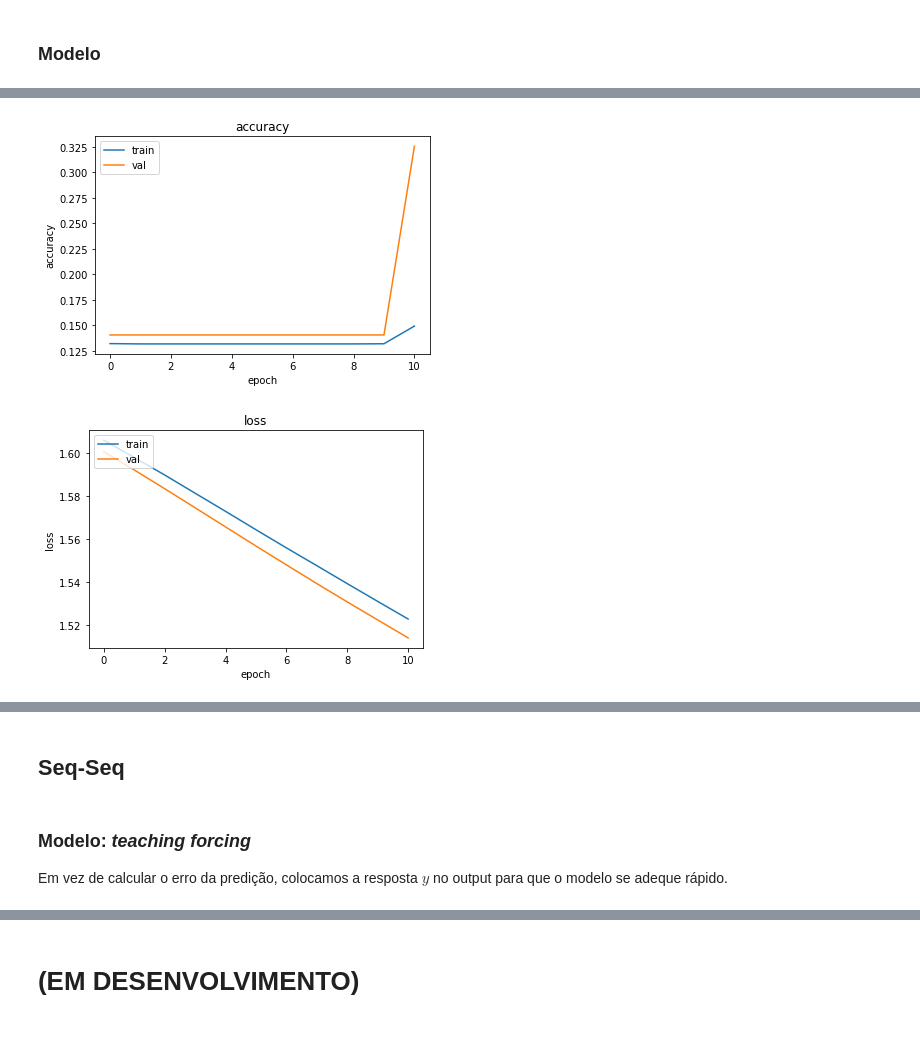
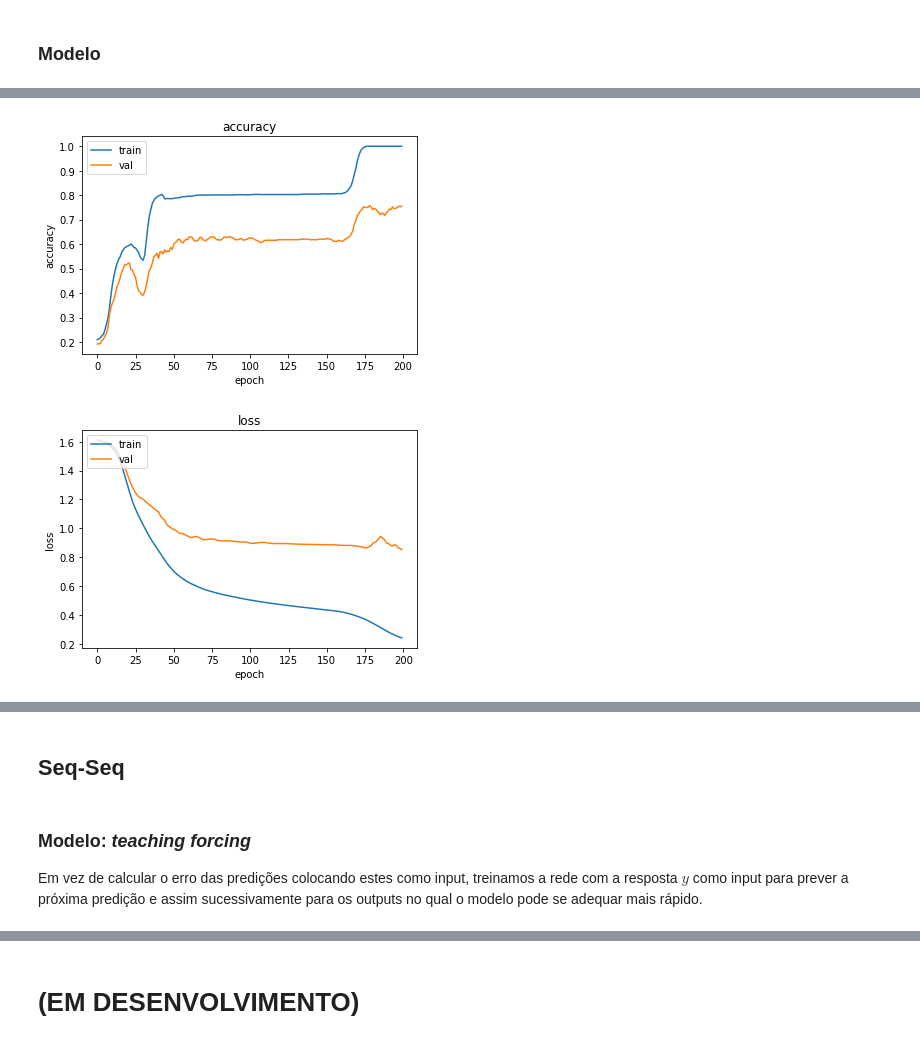
Before and after one commit to BecomeAllan/RNN, a Jupyter notebook: Lab.ipynb, the cells around one changed output, grey strips where cells are left out. Cells and saved outputs as stored; diff of their text form; code cells hidden in the pictures.

```diff
--- a/Lab.ipynb
+++ b/Lab.ipynb
@@ -1164,27 +1140,26 @@ Com pad 7:
 from tensorflow import keras
 from keras import layers
 
-VOCAB_SIZE_X = len(titulo_tokenizer.dic) # 1000
-TIME_STEPS = MAX_LENGTH_TITLE # 77
-VOCAB_SIZE_Y = len(assuntos_tokenizer.word_index) # 5
+# VOCAB_SIZE_X = len(tk_titulo.word_index) # 1000
+# TIME_STEPS = MAX_LENGTH_TITLE # 77
+# VOCAB_SIZE_Y = len(assuntos_tokenizer.word_index) # 5
 
 
 # Modelo RNN
-modelo = keras.Sequential(
-    [
-     keras.Input(shape=(TIME_STEPS, VOCAB_SIZE_X), name="Input"),
-     layers.LSTM(1, return_sequences=True),
-     layers.LSTM(1),
-     layers.Dense(VOCAB_SIZE_Y, activation= "softmax")
-    ]
-)
+
+Input = keras.Input(shape=(15))
+x = layers.Embedding(5000, 256, mask_zero=0)(Input)
+lstm1 = layers.LSTM(5)(x)
+d1 = layers.Dense(5, activation='softmax')(lstm1)
+
+modelo = keras.Model(Input, d1)
 
 modelo.summary()
 
+modelo(X_train[0:2])
+
 # Treinando modelo
 modelo.compile(optimizer='adam', metrics=['accuracy'], loss= keras.losses.categorical_crossentropy)
-
-y = modelo(X_train[0:1])
 
 
 hist = modelo.fit(x = X_train,
@@ -1192,34 +1167,34 @@ hist = modelo.fit(x = X_train,
                   validation_split=0.2,
                   batch_size = 1000,
                   epochs=200,
-                  verbose=0,
-                  callbacks=keras.callbacks.EarlyStopping('accuracy',
-                                                          patience=10,
-                                                          min_delta=0.05,
-                                                          restore_best_weights=True)
+                  verbose=1
+                  # callbacks=keras.callbacks.EarlyStopping('val_accuracy',verbose=1,
+                  #                                         patience=30,
+                  #                                         min_delta=0.05,
+                  #                                         restore_best_weights=True)
                   )
 
 # Grafico
 plot(hist)
 
-# Previsões
-y_hat = modelo(X_test[0:10])
+# # Previsões
+# y_hat = modelo(X_test[0:10])
 
-x = [one_hot_decode(y) for y in X_test[0:10] ]
-y_hat_num = [np.argmax(k) for k in y_hat]
-y = one_hot_decode(Y_test[0:10])
+# x = [one_hot_decode(y) for y in X_test[0:10] ]
+# y_hat_num = [np.argmax(k) for k in y_hat]
+# y = one_hot_decode(Y_test[0:10])
 
-x_tx = titulo_tokenizer.for_idx_data2_text(x)
-y__hat_tx = [assuntos_tokenizer.index_word[n + 1] for n in y_hat_num]
-y_tx = [assuntos_tokenizer.index_word[n + 1] for n in y]
+# x_tx = titulo_tokenizer.for_idx_data2_text(x)
+# y__hat_tx = [assuntos_tokenizer.index_word[n + 1] for n in y_hat_num]
+# y_tx = [assuntos_tokenizer.index_word[n + 1] for n in y]
 
-y_hat_v = modelo.evaluate(X_test, Y_test, verbose=0)
-x_tx = "\n".join([re.sub("<OAV>","*",' '.join(x)) for x in x_tx])
+# y_hat_v = modelo.evaluate(X_test, Y_test, verbose=0)
+# x_tx = "\n".join([re.sub("<OAV>","*",' '.join(x)) for x in x_tx])
 
 
-print("--Algumas previsões---")
-print(f'Acurácia no banco de teste: {round(y_hat_v[1]*100, 2)}%')
-print(f'x:\n{x_tx}\ny_hat:\n{y__hat_tx}\ny:\n{y_tx}')
+# print("--Algumas previsões---")
+# print(f'Acurácia no banco de teste: {round(y_hat_v[1]*100, 2)}%')
+# print(f'x:\n{x_tx}\ny_hat:\n{y__hat_tx}\ny:\n{y_tx}')
 
 keras.backend.clear_session()
 # %% [output]
@@ -1240,2 +1218,2 @@ _________________________________________________________________
-[figure, old version]
+[figure, new version]
-[figure, old version]
+[figure, new version]
@@ -1261,4 +1222,4 @@ y:
 # %% [markdown]
 ### Modelo: *teaching forcing*
 
-Em vez de calcular o erro da predição, colocamos a resposta $y$ no output para que o modelo se adeque rápido.
+Em vez de calcular o erro das predições colocando estes como input, treinamos a rede com a resposta $y$ como input para prever a próxima predição e assim sucessivamente para os outputs no qual o modelo pode se adequar mais rápido.
```
Also changed, not shown: parts of 11 cells of this notebook.
